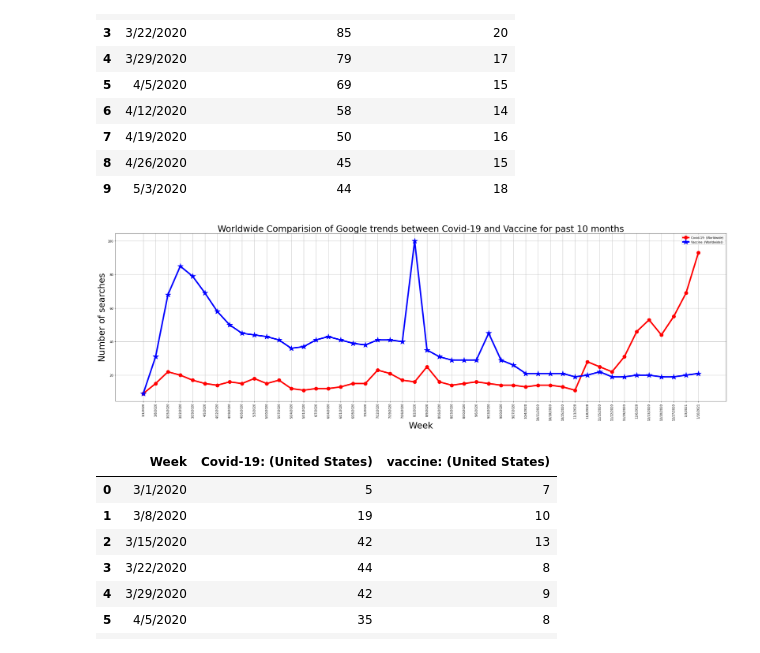
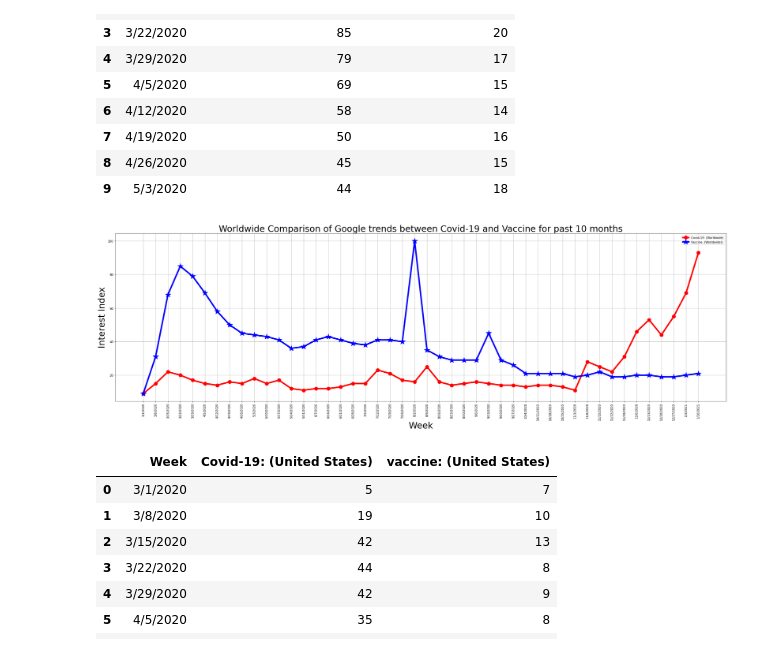
Before and after one commit to bakshishreya/Google-trends, a Jupyter notebook: Comp_btn_Covid&Vaccine.ipynb, the cells around one changed output. Saved outputs shown, nothing was run; the diff lists cells and outputs as text; code cells hidden in the pictures.

```diff
--- a/Comp_btn_Covid&Vaccine.ipynb
+++ b/Comp_btn_Covid&Vaccine.ipynb
@@ -29,26 +29,27 @@ file_one_df.head(10)
 | 8 | 4/26/2020 | 45 | 15 |
 | 9 | 5/3/2020 | 44 | 18 |
 # %%
+#ploting the graph for Worldwide data
 plt.figure(figsize=(30,10))
 keywords=['Covid-19: (Worldwide)','Vaccine: (Worldwide))']
 xaxis=file_one_df['Week']
 yaxis=file_one_df['Covid-19: (Worldwide)']
 yaxis2=file_one_df['vaccine: (Worldwide)']
 plt.plot(xaxis, yaxis2,'-o', color="red",linewidth=5,markersize=12)
 plt.plot(xaxis, yaxis,'-*', color="blue",linewidth=5,markersize=20)
 #plt.bar(xaxis, yaxis, alpha=.50, color="b", align="center",)
 #plt.bar(xaxis,yaxis2, alpha=.50, color="y", align="center",)
-plt.title('Worldwide Comparision of Google trends between Covid-19 and Vaccine for past 10 months',fontsize =30)
+plt.title('Worldwide Comparison of Google trends between Covid-19 and Vaccine for past 10 months',fontsize =30)
 plt.legend(keywords ,loc='upper right')
 plt.xlabel("Week",fontsize =30)
-plt.ylabel("Number of searches",fontsize =30)
+plt.ylabel("Interest Index",fontsize =30)
 plt.xticks(rotation="vertical")
 plt.savefig("Worldwide_search")
 plt.tight_layout()
 plt.grid()
 plt.show()
 # %% [output]
-[figure, old version]
+[figure, new version]
 # %%
 file_two_df.head(10)
 # %% [output]
```
Also changed, not shown: parts of 1 cell of this notebook, 2 other files.
